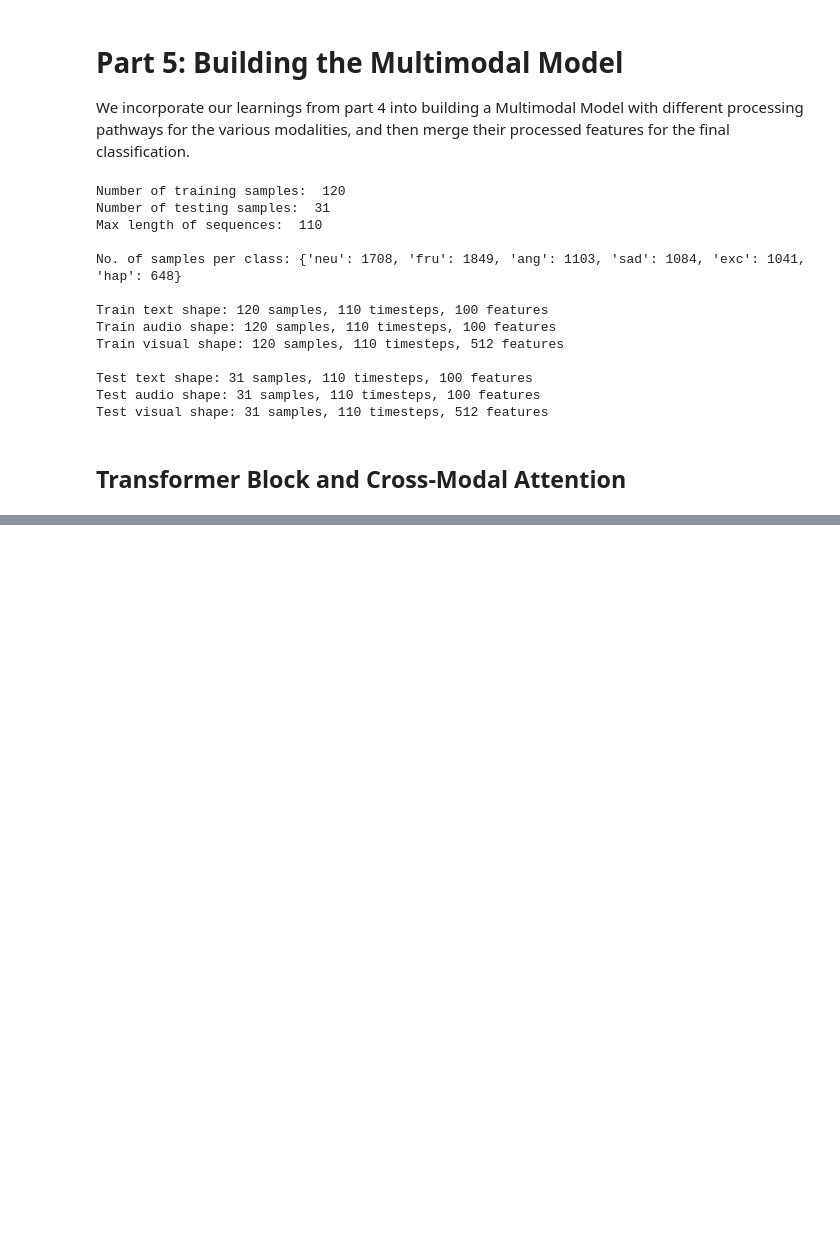
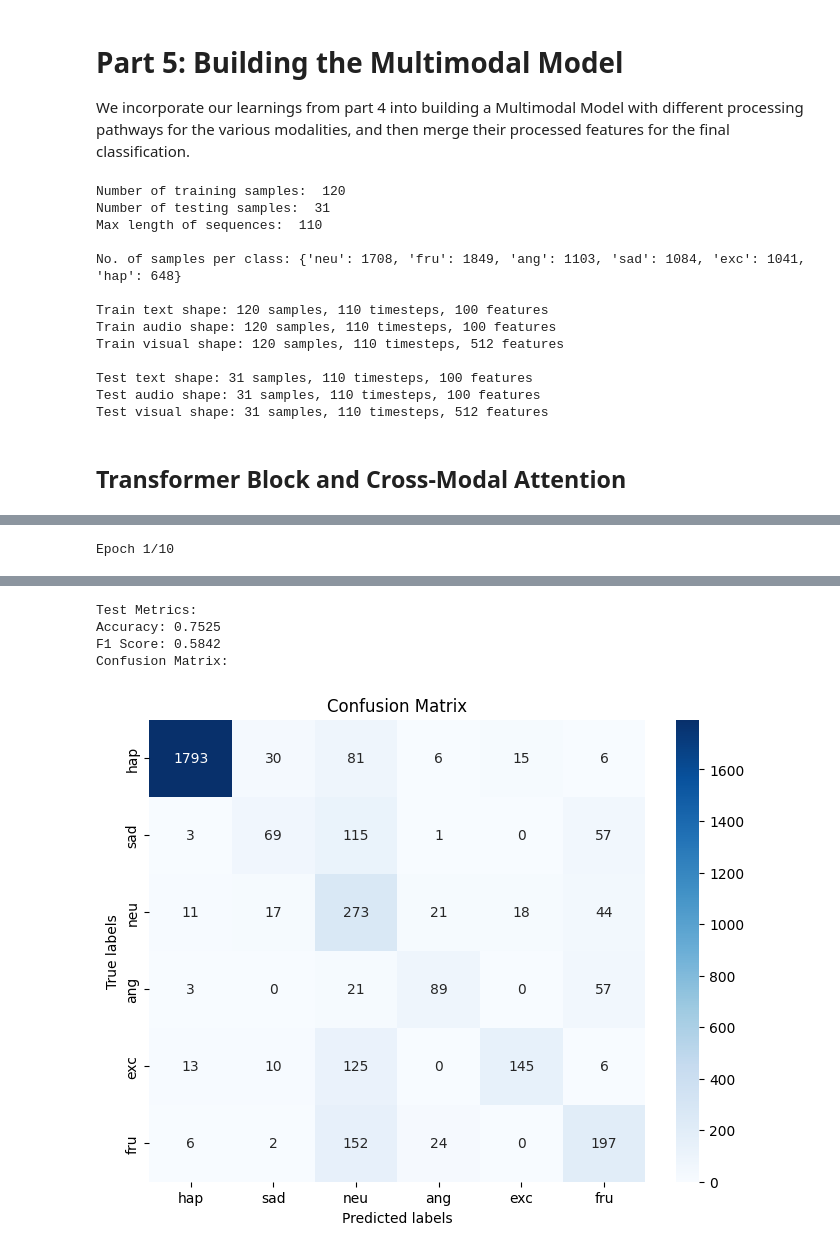
Before and after one commit to vennietweek/multimodal-speech-emotion-recognition, a Jupyter notebook: 5_multimodal_model.ipynb, the cells around one changed output, grey strips where cells are left out. Drawn from its saved outputs; the diff is of its cells as text; code cells hidden in the pictures; blank space fills up the shorter version.

Commit message:
multimodal and timnet model tests

```diff
--- a/5_multimodal_model.ipynb
+++ b/5_multimodal_model.ipynb
@@ -86,0 +186,17 @@ class CrossModalAttentionLayer(tf.keras.layers.Layer):
+# %%
+# Instantiate the model
+multimodal_model = MultimodalModel(num_classes=6)
+
+# Compile the model
+multimodal_model.compile(optimizer=Adam(learning_rate=0.001), loss='categorical_crossentropy', metrics=['accuracy'])
+
+# Train the model
+multimodal_model.fit([train_audio, train_text, train_visual], train_label, epochs=10, batch_size=32)
+
+# Evaluate the model
+multimodal_model.evaluate([test_audio, test_text, test_visual], test_label)
+
+# Print the metrics
+multimodal_model.print_metrics()
+# %% [output]
+Epoch 1/10
@@ -86,0 +237,5 @@ class CrossModalAttentionLayer(tf.keras.layers.Layer):
+Test Metrics:
+Accuracy: 0.7525
+F1 Score: 0.5842
+Confusion Matrix:
+[figure, added]
```
Also changed, not shown: parts of 23 cells of this notebook, 1 other file.
